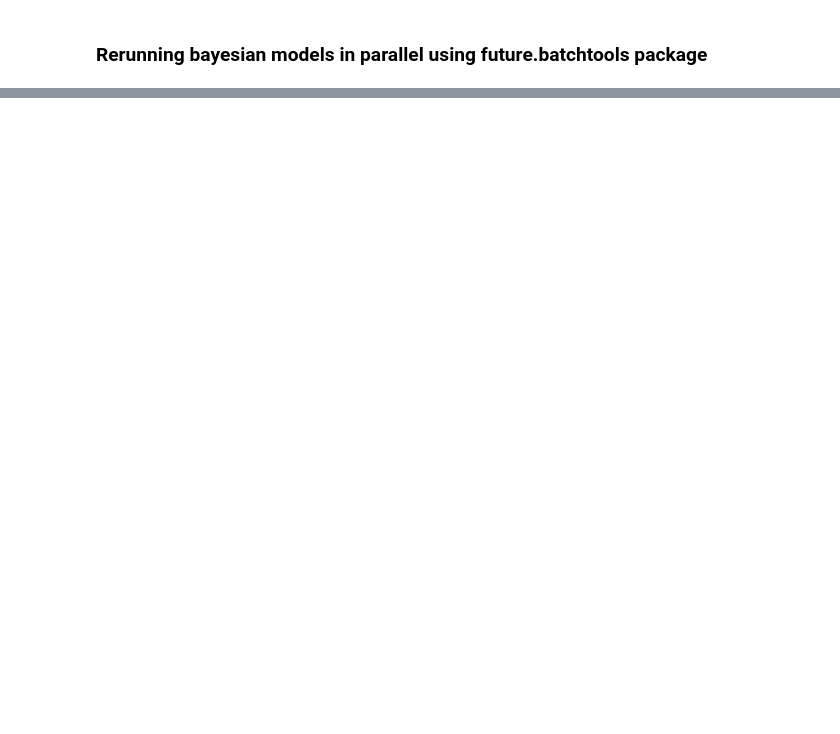
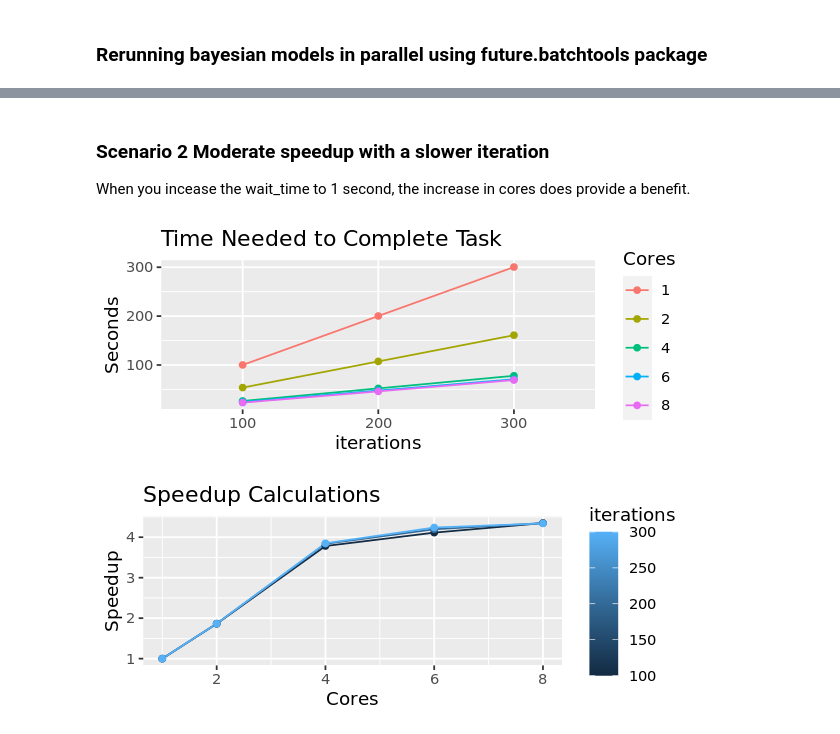
Before and after one commit to UNM-CARC/QuickBytes, a Jupyter notebook: Parallel_R_with_Future.ipynb, the cells around one changed output, grey strips where cells are left out. Saved outputs shown, nothing was run; the diff lists cells and outputs as text; code cells hidden in the pictures; blank space fills up the shorter version.

```diff
--- a/Parallel_R_with_Future.ipynb
+++ b/Parallel_R_with_Future.ipynb
@@ -499,0 +668,8 @@ paste0("Total runtime: ", round(mins, 1), " minutes")
+# %% [markdown]
+### Scenario 2 Moderate speedup with a slower iteration
+When you incease the wait_time to 1 second, the increase in cores does provide a benefit.
+# %%
+speedup_calc(iterations = seq(from = 100, 300, by = 100), cores = c(1,2,4,6, 8), wait_time = 1, evaluate = TRUE)
+# %% [output]
+[figure, added]
+[figure, added]
```
Also changed, not shown: parts of 50 cells of this notebook.
